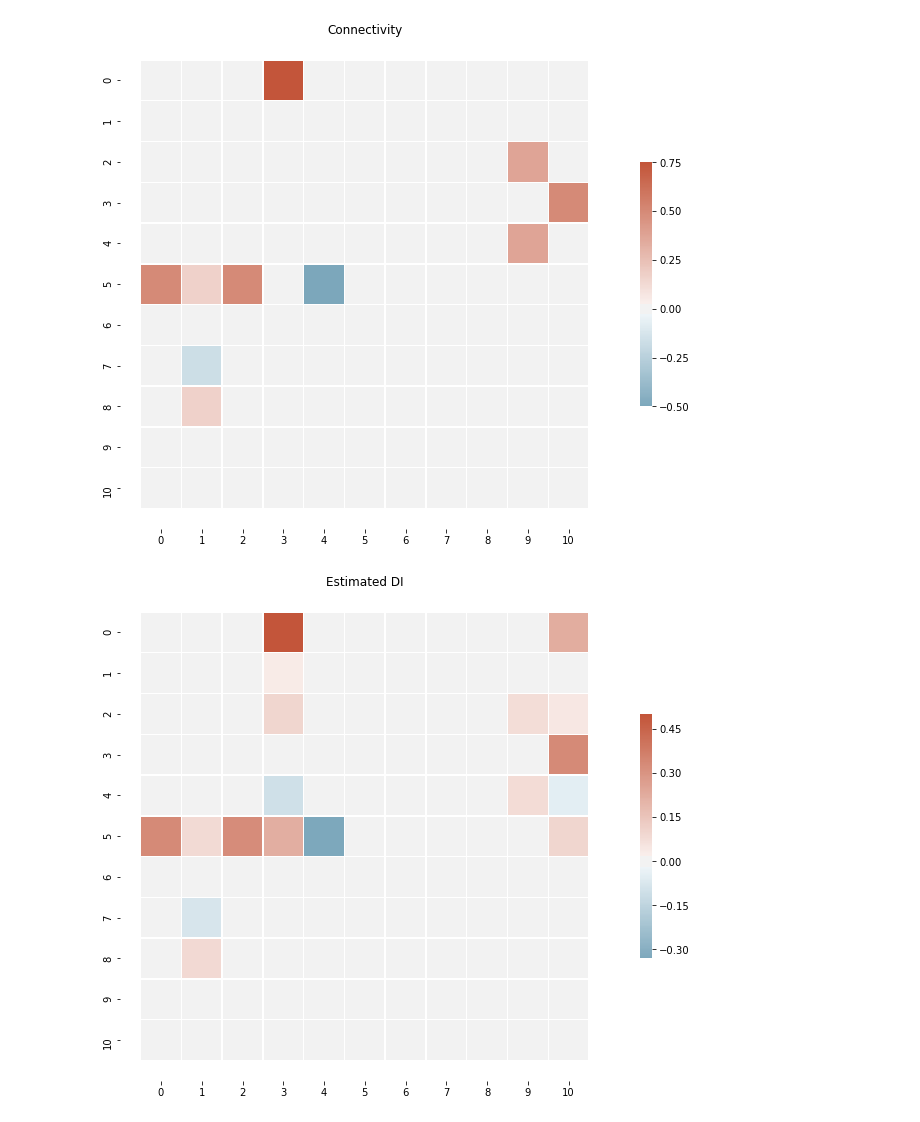
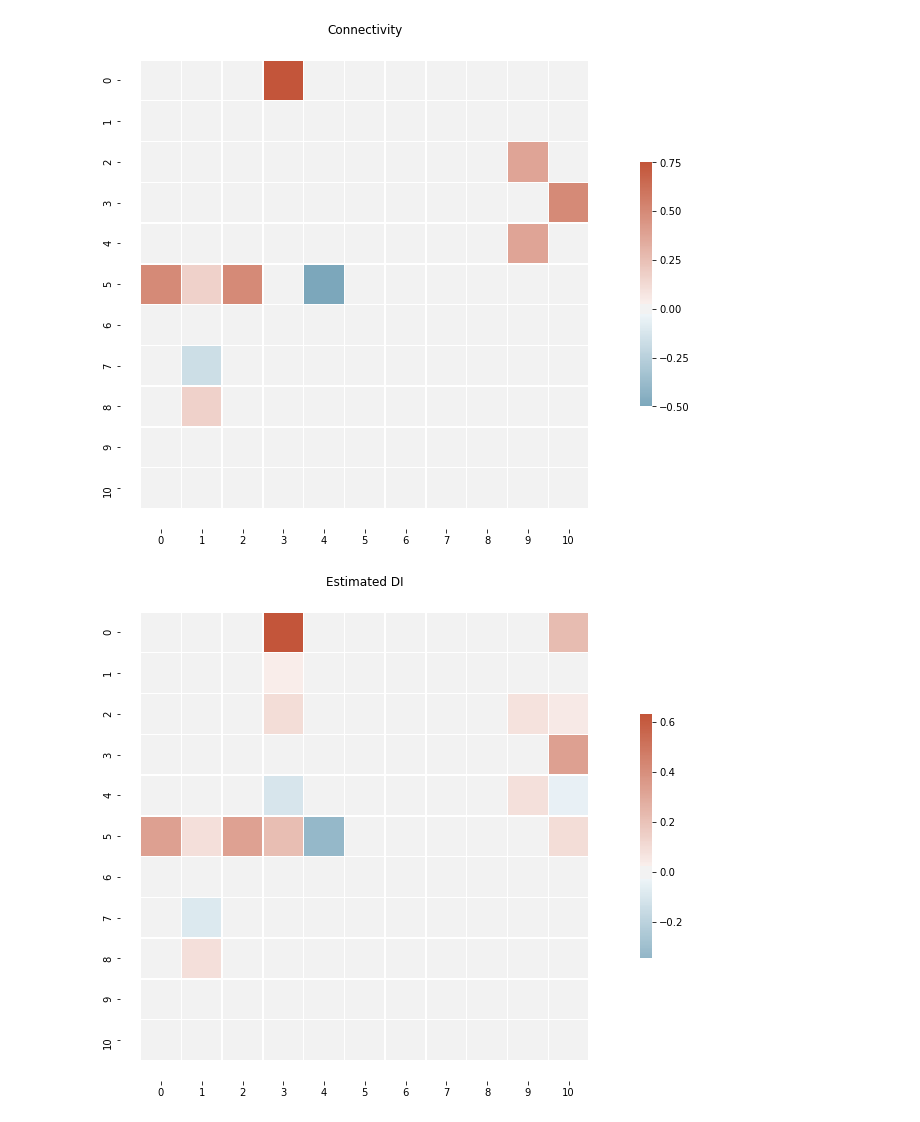
Before and after one commit to jy46/GDI, a Jupyter notebook: gdi_python/gaussian.ipynb, the cells around one changed output. Drawn from its saved outputs; the diff is of its cells as text; code cells hidden in the pictures.

```diff
--- a/gdi_python/gaussian.ipynb
+++ b/gdi_python/gaussian.ipynb
@@ -99,16 +99,18 @@ plt.title('Connectivity');
 # %%
 # Set up the matplotlib figure
 f, ax = plt.subplots(figsize=(11, 9))
 
 # Draw the heatmap with the correct aspect ratio
-sns.heatmap(X_regular_sign*X_DI, cmap=cmap, vmax=.5, center=0,
-            square=True, linewidths=.5, cbar_kws={"shrink": .5})
+sns.heatmap(X_regular_sign*X_DI, cmap=cmap,
+            vmax=np.max(np.stack((X_regular_sign*X_DI,X_partial_sign*X_GDI,true_GDI))),
+            vmin = np.min(np.stack((X_regular_sign*X_DI,X_partial_sign*X_GDI,true_GDI))),
+            center=0, square=True, linewidths=.5, cbar_kws={"shrink": .5})
 
 plt.xlim((-0.5, R+0.5))
 plt.ylim((R+0.5,-0.5))
 plt.title('Estimated DI');
 # %% [output]
-[figure, old version]
+[figure, new version]
 # %%
 # Set up the matplotlib figure
 f, ax = plt.subplots(figsize=(11, 9))
```
Also changed, not shown: parts of 2 cells of this notebook.
